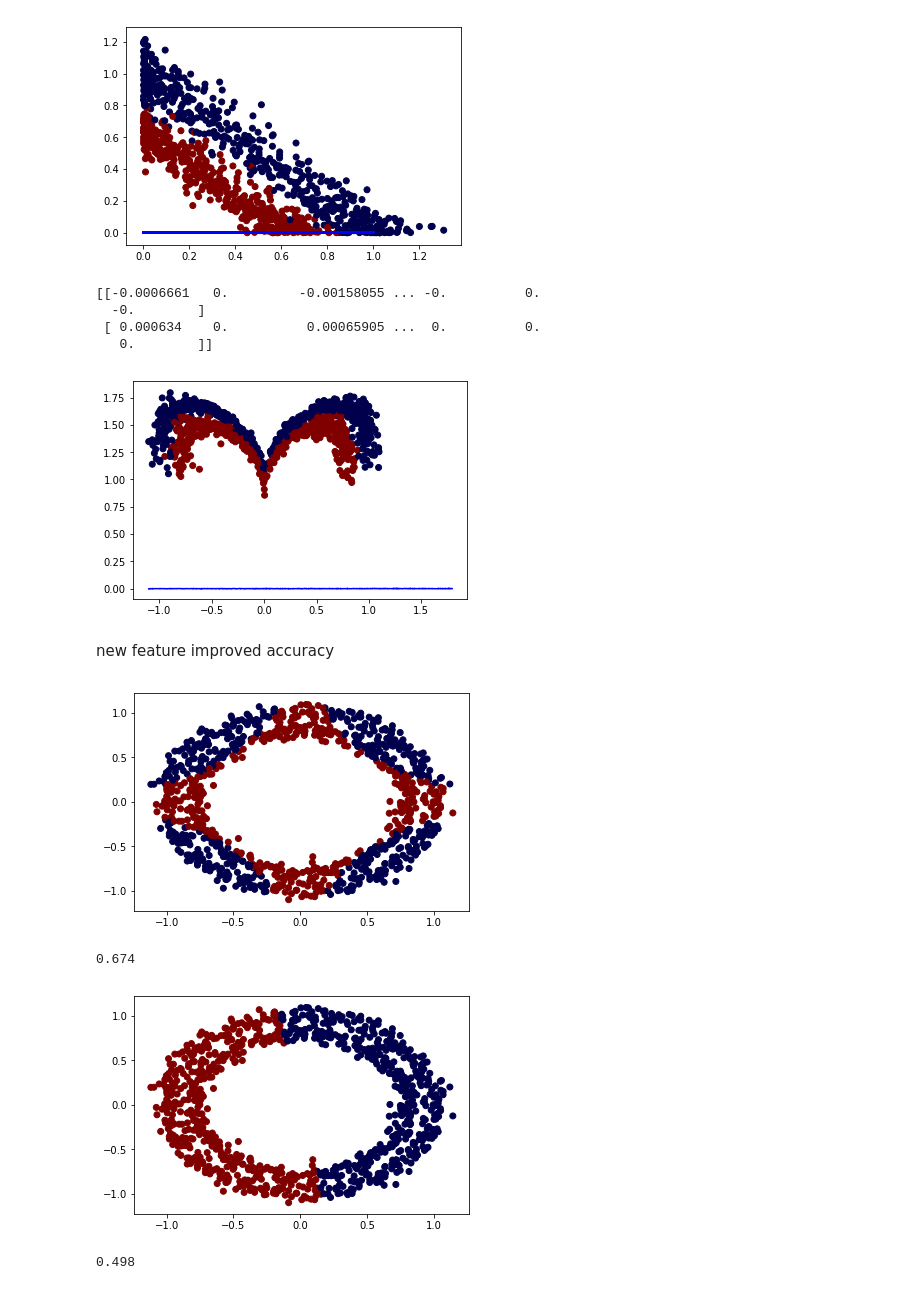
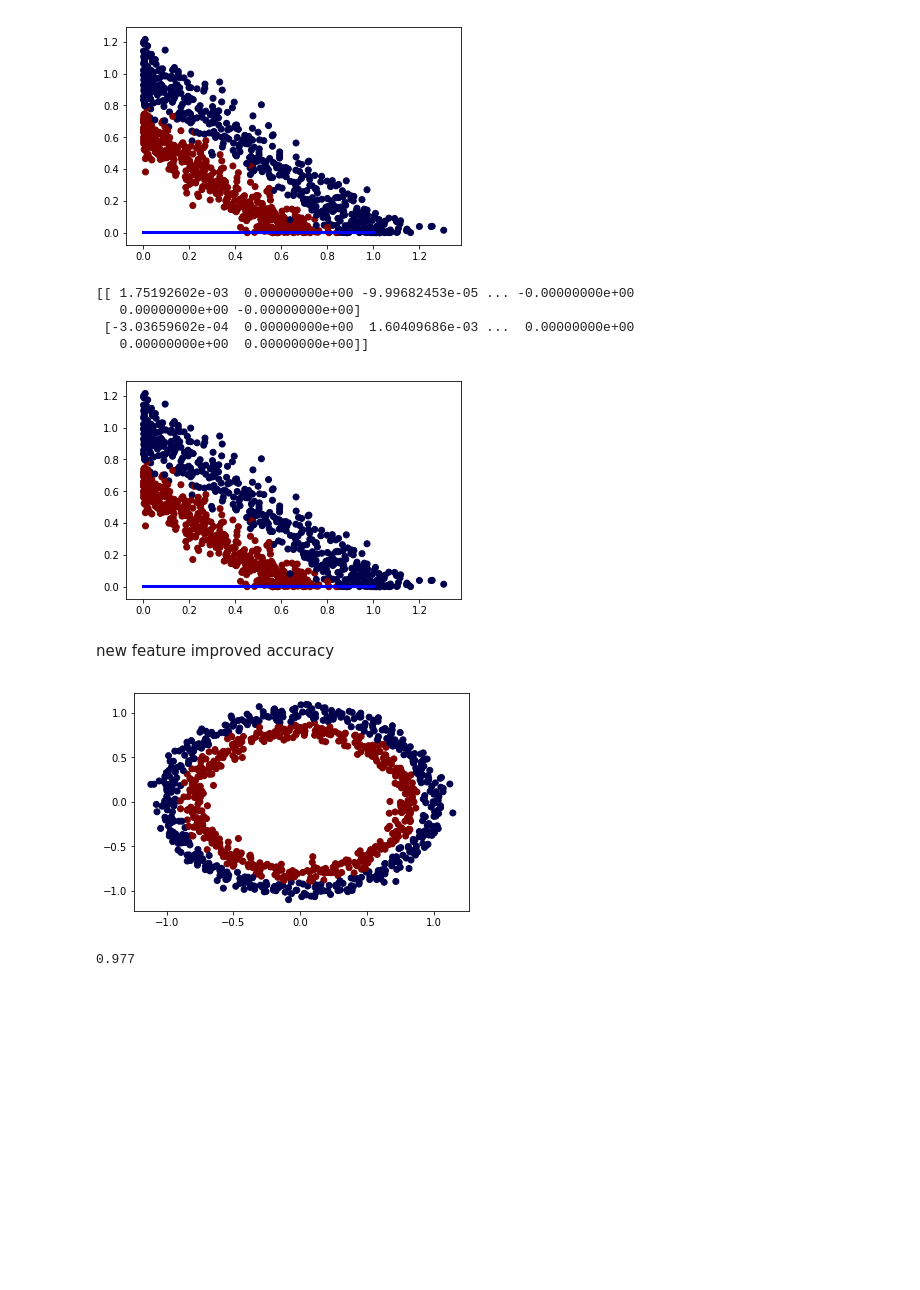
Before and after one commit to vipulpopat/MSCAI_Sem1_Etivity3, a Jupyter notebook: Etivity3_LinearClassification.ipynb, the cells around one changed output. Drawn from its saved outputs; the diff is of its cells as text; code cells hidden in the pictures; blank space fills up the shorter version.

Commit message:
improved classifier using Logisitic regression skikit class

```diff
--- a/Etivity3_LinearClassification.ipynb
+++ b/Etivity3_LinearClassification.ipynb
@@ -84,30 +82,24 @@ X_new = np.array(list(zip(X[:,1], distance_from_mean)))
+# %%
+X_new = X * X
 # %%
 clf = LinearClassifier()
 clf.fit(X_new, y)
 clf.plot(X_new, y)
 # %% [output]
-[[-0.0006661   0.         -0.00158055 ... -0.          0.
-  -0.        ]
- [ 0.000634    0.          0.00065905 ...  0.          0.
-   0.        ]]
+[[ 1.75192602e-03  0.00000000e+00 -9.99682453e-05 ... -0.00000000e+00
+   0.00000000e+00 -0.00000000e+00]
+ [-3.03659602e-04  0.00000000e+00  1.60409686e-03 ...  0.00000000e+00
+   0.00000000e+00  0.00000000e+00]]
-[figure, old version]
+[figure, new version]
 # %% [markdown]
 new feature improved accuracy
 # %%
 clf = LogisticRegression()
-clf.fit(X_new, y)
-y_pred = clf.predict(X_new)
+clf.fit(X2, y)
+y_pred = clf.predict(X2)
 plt.scatter(X[:,0],X[:,1], c=y_pred, cmap='seismic')
 plt.show()
 print(accuracy_score(y_pred, y))
-clf = LogisticRegression()
-clf.fit(X, y)
-y_pred = clf.predict(X)
-plt.scatter(X[:,0],X[:,1], c=y_pred, cmap='seismic')
-plt.show()
-print(accuracy_score(y_pred, y))
 # %% [output]
-[figure, old version]
+[figure, new version]
-0.674
+0.977
-[figure, removed]
-0.498
```
Also changed, not shown: parts of 1 cell of this notebook.
